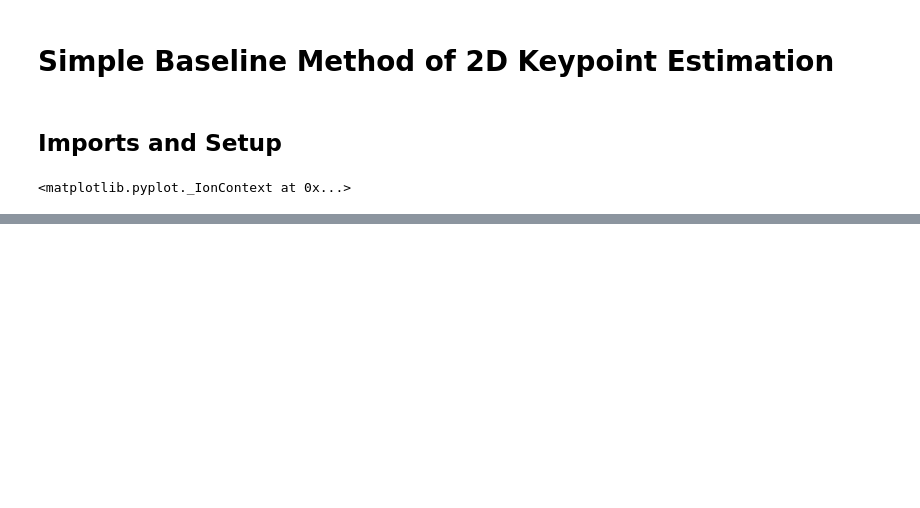
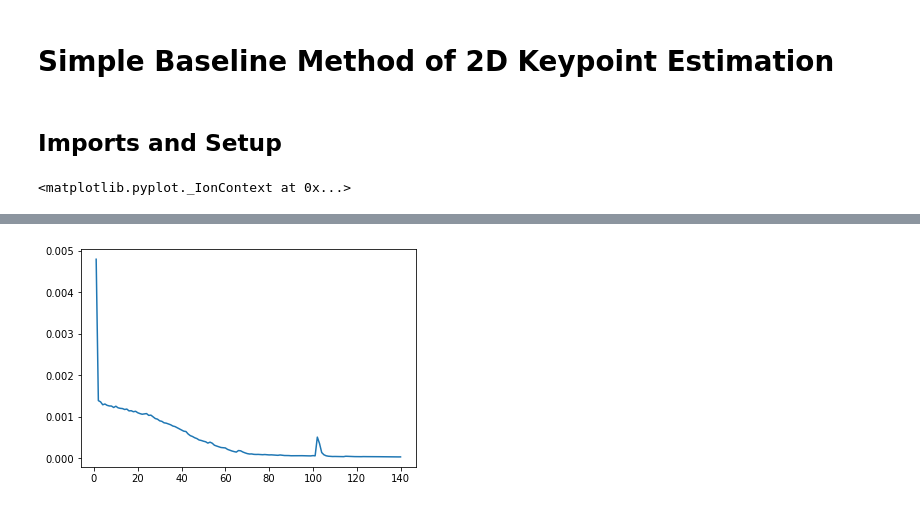
Before and after one commit to kane1204/3D-Pose-Estimation-Project, a Jupyter notebook: notebooks/simple_2d_notebook.ipynb, the cells around one changed output, grey strips where cells are left out. Drawn from its saved outputs; the diff is of its cells as text; code cells hidden in the pictures; blank space fills up the shorter version.

```diff
--- a/notebooks/simple_2d_notebook.ipynb
+++ b/notebooks/simple_2d_notebook.ipynb
@@ -129,13 +145,15 @@ Limb Visible 1
 # torch.save(trained_model.state_dict(), PATH)
 # %%
 # Display recent training loss graph
-# file_path = '..\\results\cpm_model_20220308-004023_train_loss.txt'
-# losses = []
-# with open(file_path) as file:
-#     losses = [float(line.rstrip()) for line in file]
+file_path = '..\\results\simple_2d_model_20220309-163201_train_loss.txt'
+losses = []
+with open(file_path) as file:
+    losses = [float(line.rstrip()) for line in file]
 
-# epochs = list(range(1,len(losses)+1))
+epochs = list(range(1,len(losses)+1))
 # %%
-# plt.figure()
-# plt.plot(epochs,losses)
-# plt.show()
+plt.figure()
+plt.plot(epochs,losses)
+plt.show()
+# %% [output]
+[figure, added]
```
Also changed, not shown: parts of 4 cells of this notebook.
